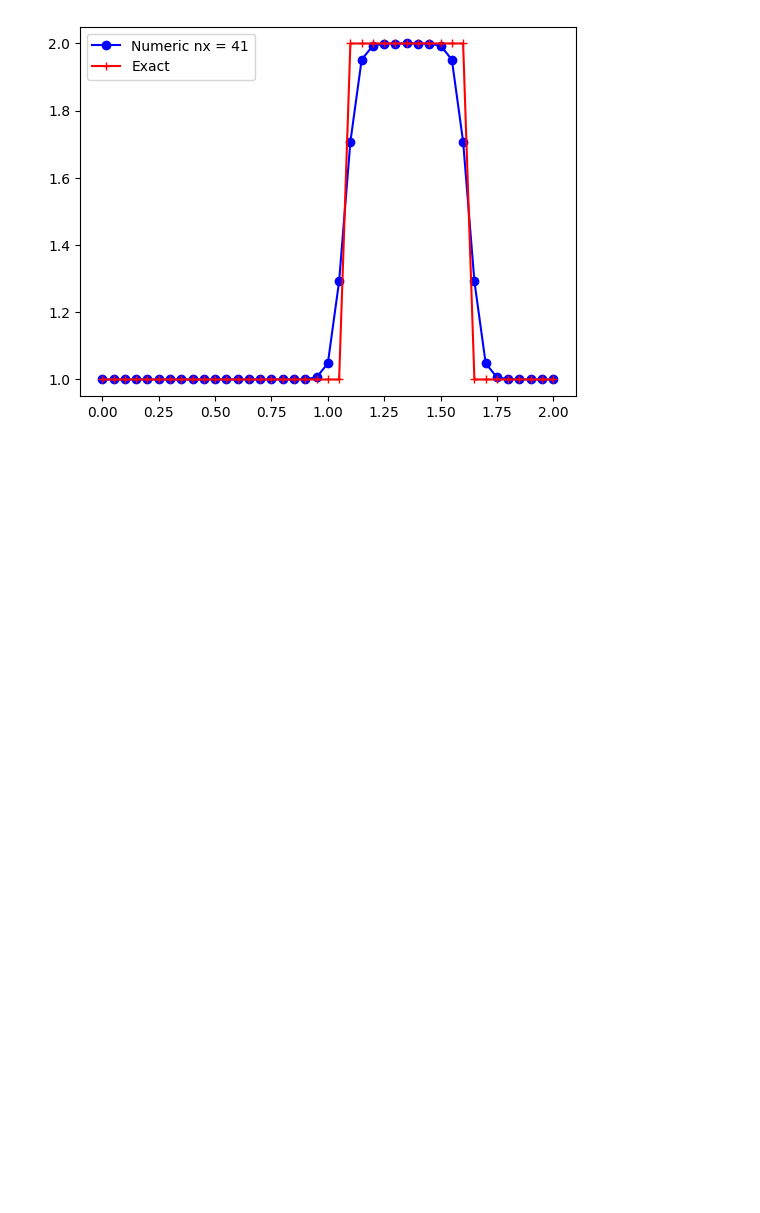
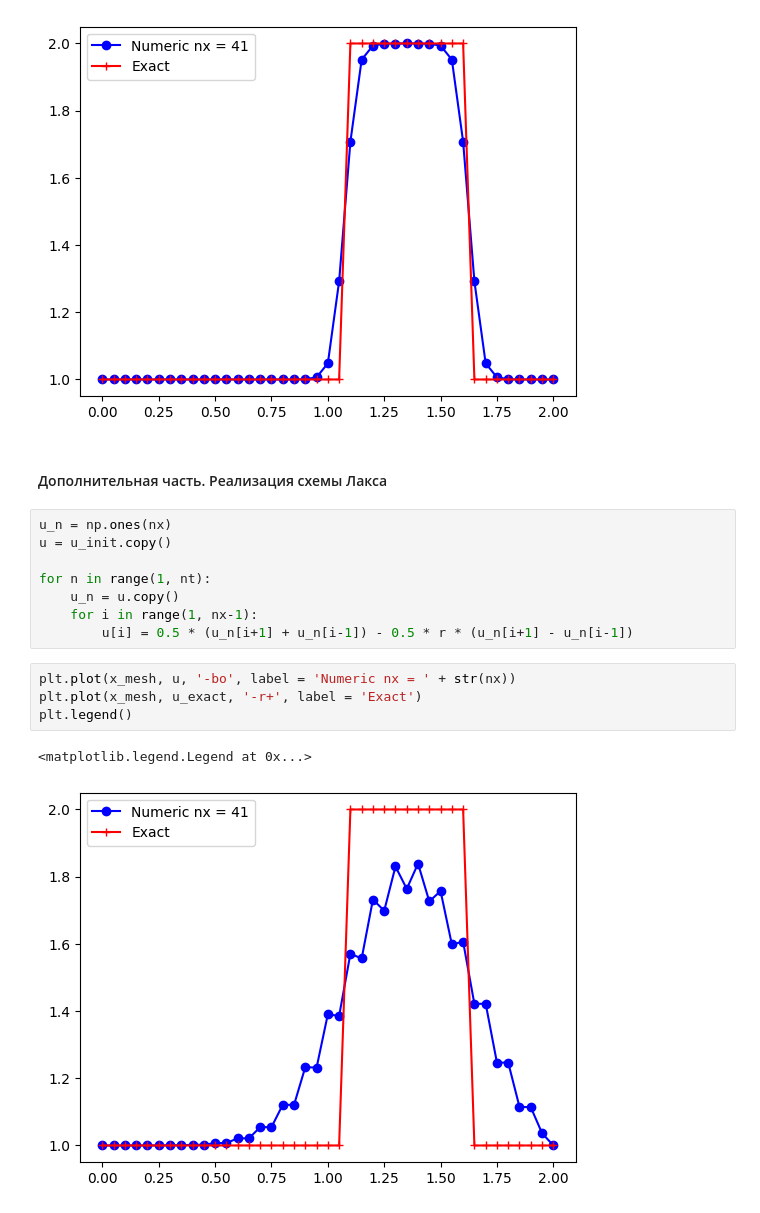
Before and after one commit to d-r-tikhonov/Computational_Mathematics, a Jupyter notebook: 05-transport equation.ipynb, the cells around one changed output. Saved outputs shown, nothing was run; the diff lists cells and outputs as text; blank space fills up the shorter version.

```diff
--- a/05-transport equation.ipynb
+++ b/05-transport equation.ipynb
@@ -208,3 +208,20 @@ plt.legend()
 # %% [output]
 <matplotlib.legend.Legend at 0x...>
 [figure]
+# %% [markdown]
+#### Дополнительная часть. Реализация схемы Лакса
+# %%
+u_n = np.ones(nx)
+u = u_init.copy()
+
+for n in range(1, nt):
+    u_n = u.copy()
+    for i in range(1, nx-1):
+        u[i] = 0.5 * (u_n[i+1] + u_n[i-1]) - 0.5 * r * (u_n[i+1] - u_n[i-1])
+# %%
+plt.plot(x_mesh, u, '-bo', label = 'Numeric nx = ' + str(nx))
+plt.plot(x_mesh, u_exact, '-r+', label = 'Exact')
+plt.legend()
+# %% [output]
+<matplotlib.legend.Legend at 0x...>
+[figure, added]
```
